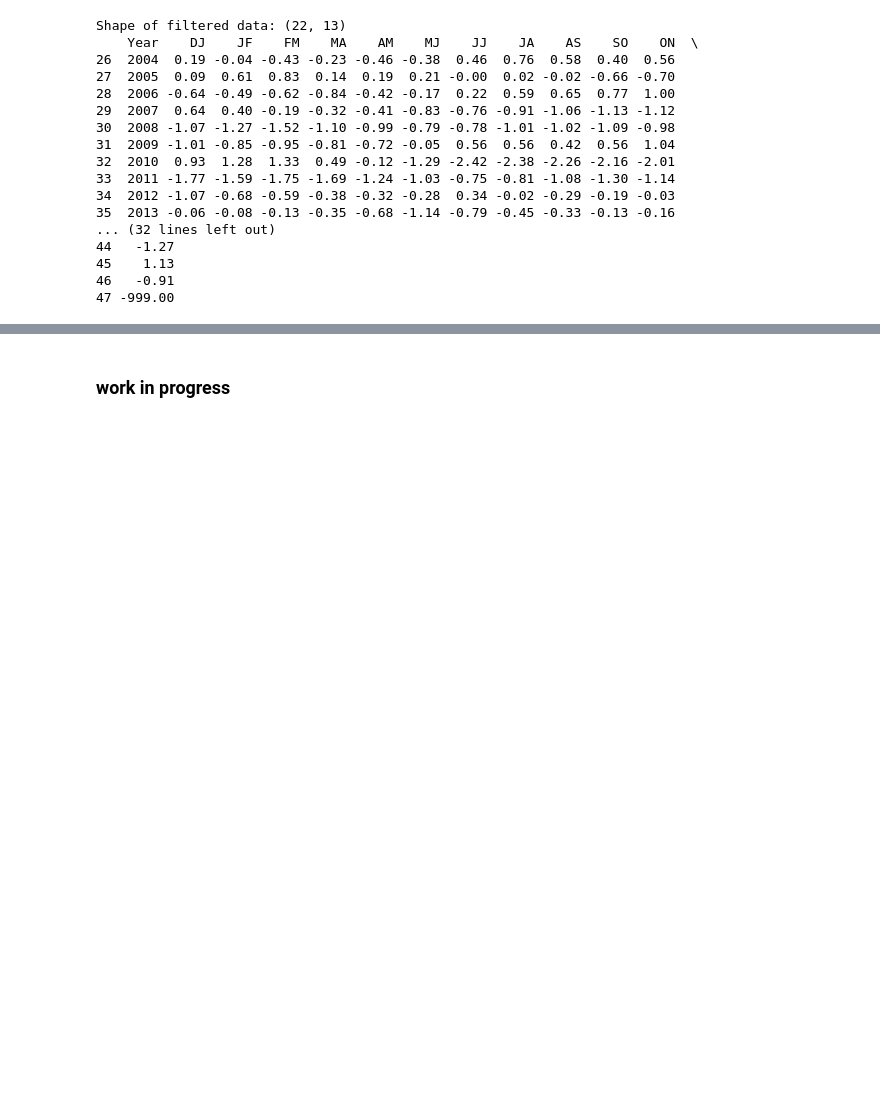
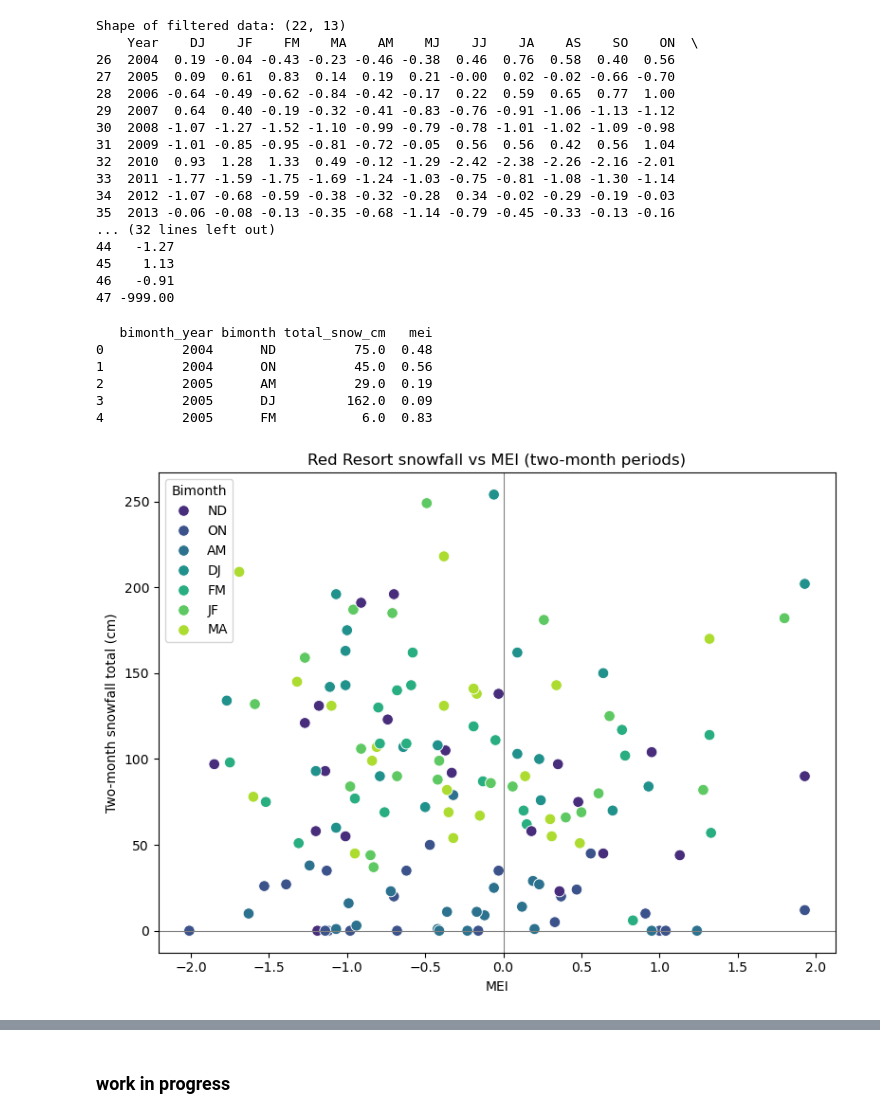
Before and after one commit to hamish-smeele/Portfolio, a Jupyter notebook: Red_Snowfall.ipynb, the cells around one changed output, grey strips where cells are left out. Drawn from its saved outputs; the diff is of its cells as text; code cells hidden in the pictures; blank space fills up the shorter version.

Commit message:
Added MEI vs snowfall data modelling

```diff
--- a/Red_Snowfall.ipynb
+++ b/Red_Snowfall.ipynb
@@ -324,3 +325,59 @@ Shape of filtered data: (22, 13)
 45    1.13
 46   -0.91
 47 -999.00
+# %%
+# --- Two‑month snowfall totals + MEI scatter ---
+
+# Map each month to the MEI bimonth code
+bimonth_map = {1:"JF", 2:"FM", 3:"MA", 4:"AM", 5:"MJ", 6:"JJ",
+               7:"JA", 8:"AS", 9:"SO", 10:"ON", 11:"ND", 12:"DJ"}
+
+def assign_bimonth(row):
+    m = int(row["month_num"])
+    y = int(row["year_num"])
+    label = bimonth_map[m]
+    # align Dec/Jan to the January year so it matches the MEI table
+    if m == 12:
+        y += 1
+    return pd.Series({"bimonth": label, "bimonth_year": y})
+
+# Prepare snowfall by bimonth
+snow_daily = long.dropna(subset=["snow_cm"]).copy()
+snow_daily[["bimonth", "bimonth_year"]] = snow_daily.apply(assign_bimonth, axis=1)
+
+snow_2mo = (
+    snow_daily.groupby(["bimonth_year", "bimonth"], as_index=False)
+              .agg(total_snow_cm=("snow_cm", "sum"))
+)
+
+# MEI bimonth values reshaped long, keyed the same way
+mei_long = (
+    df_filtered.melt(id_vars="Year", var_name="bimonth", value_name="mei")
+               .rename(columns={"Year": "bimonth_year"})
+)
+
+# Join and plot
+snow_mei = snow_2mo.merge(mei_long, on=["bimonth_year", "bimonth"], how="inner")
+print(snow_mei.head())
+
+plt.figure(figsize=(8, 6))
+sns.scatterplot(
+    data=snow_mei, x="mei", y="total_snow_cm",
+    hue="bimonth", palette="viridis", s=70
+)
+plt.axhline(0, color="gray", lw=0.8)
+plt.axvline(0, color="gray", lw=0.8)
+plt.xlabel("MEI")
+plt.ylabel("Two-month snowfall total (cm)")
+plt.title("Red Resort snowfall vs MEI (two-month periods)")
+plt.legend(title="Bimonth")
+plt.tight_layout()
+plt.show()
+# %% [output]
+   bimonth_year bimonth total_snow_cm   mei
+0          2004      ND          75.0  0.48
+1          2004      ON          45.0  0.56
+2          2005      AM          29.0  0.19
+3          2005      DJ         162.0  0.09
+4          2005      FM           6.0  0.83
+[figure, added]
```
Also changed, not shown: parts of 5 cells of this notebook.
